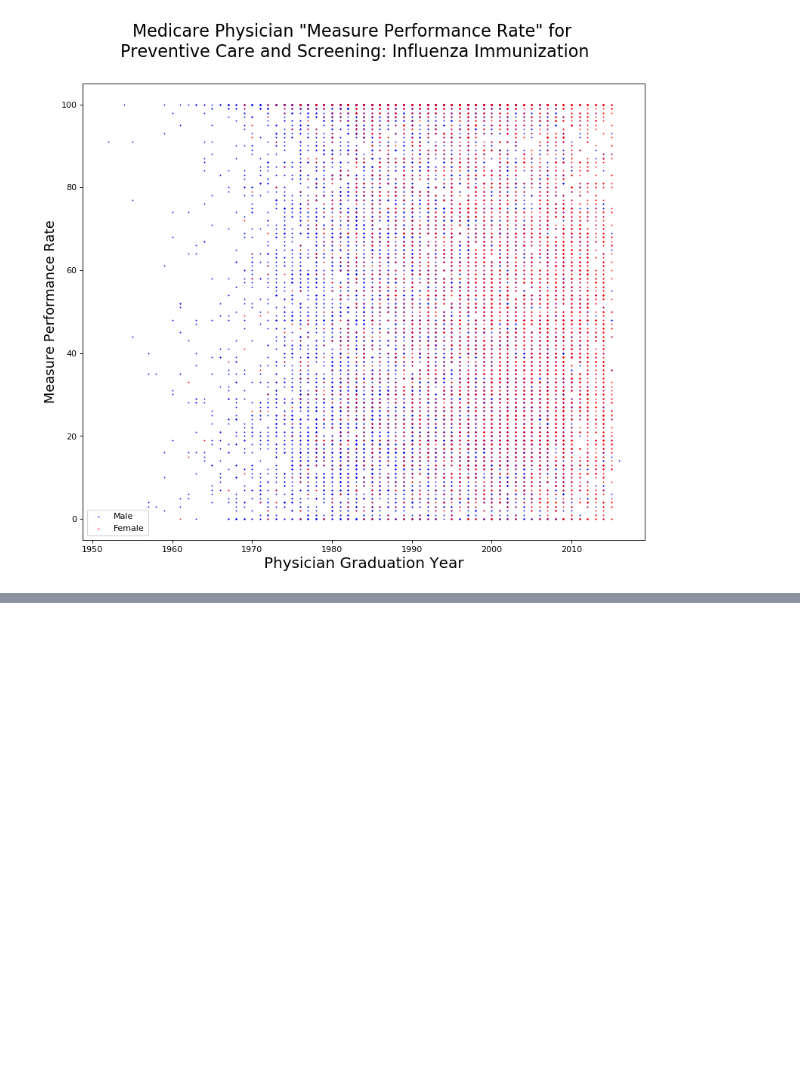
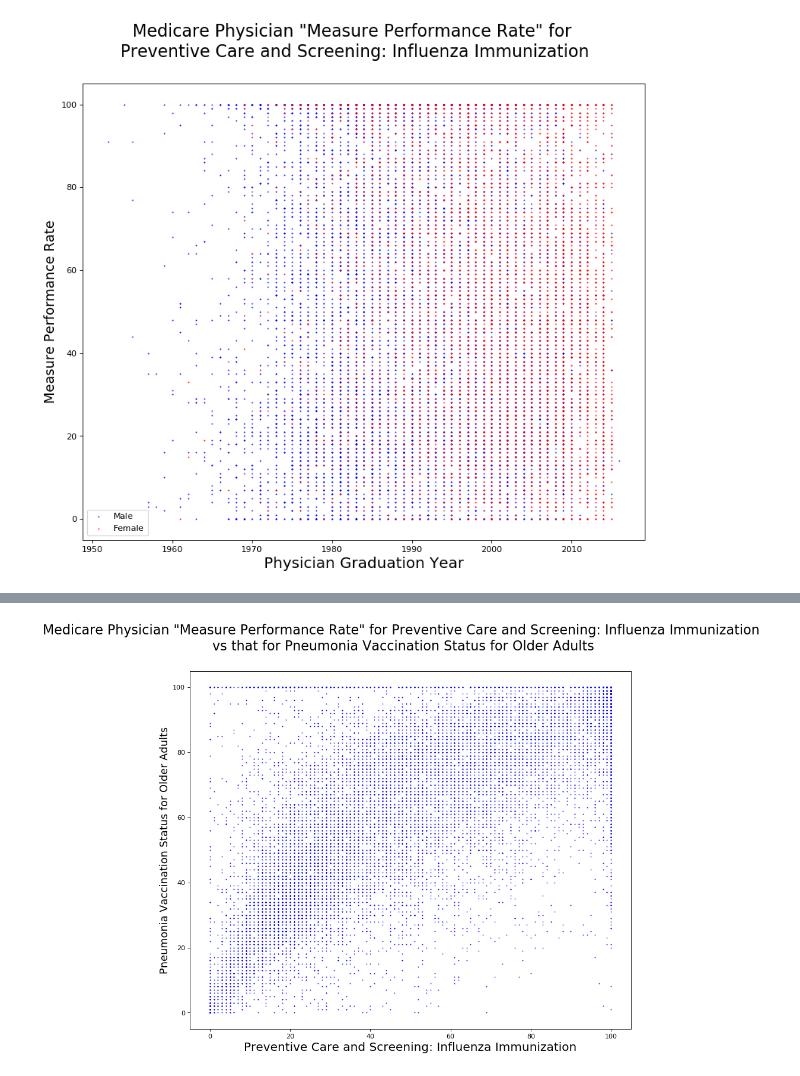
Before and after one commit to scottjn/jnscott_tdi, a Jupyter notebook: jnscott_tdi_medicare.ipynb, the cells around one changed output, grey strips where cells are left out. Drawn from its saved outputs; the diff is of its cells as text; code cells hidden in the pictures; blank space fills up the shorter version.

```diff
--- a/jnscott_tdi_medicare.ipynb
+++ b/jnscott_tdi_medicare.ipynb
@@ -51,0 +87,9 @@ fluf["Measure_Performance_Rate"].mean()
+# %%
+fig5=plt.figure(figsize=(12, 10), dpi= 80, facecolor='w', edgecolor='k')
+fig5.suptitle('Medicare Physician "Measure Performance Rate" for Preventive Care and Screening: Influenza Immunization \nvs that for Pneumonia Vaccination Status for Older Adults', fontsize=20)
+plt.xlabel('Preventive Care and Screening: Influenza Immunization', fontsize=18)
+plt.ylabel('Pneumonia Vaccination Status for Older Adults', fontsize=16)
+ax9=plt.scatter(df23.Measure_Performance_Rate_x, df23.Measure_Performance_Rate_y, c=df23., s=0.4)
+plt.show()
+# %% [output]
+[figure, added]
```
Also changed, not shown: parts of 10 cells of this notebook.
